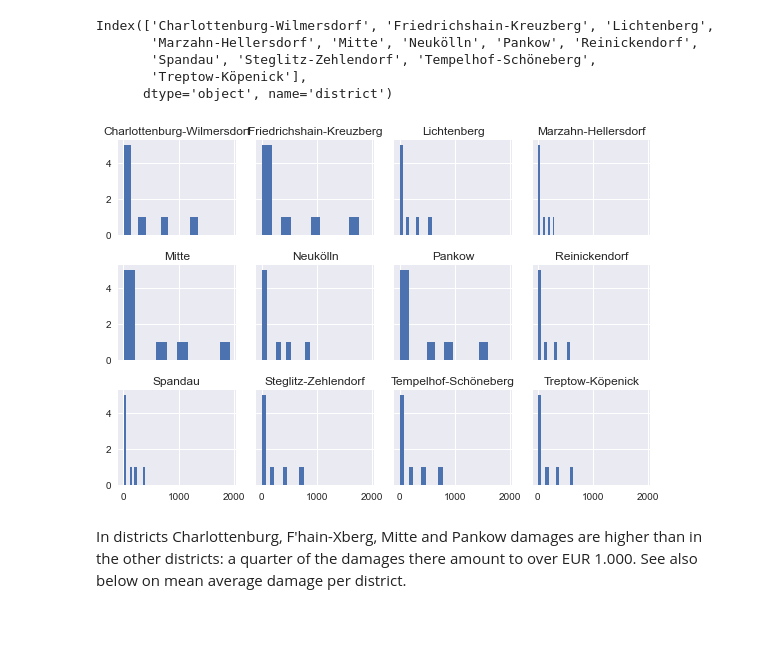
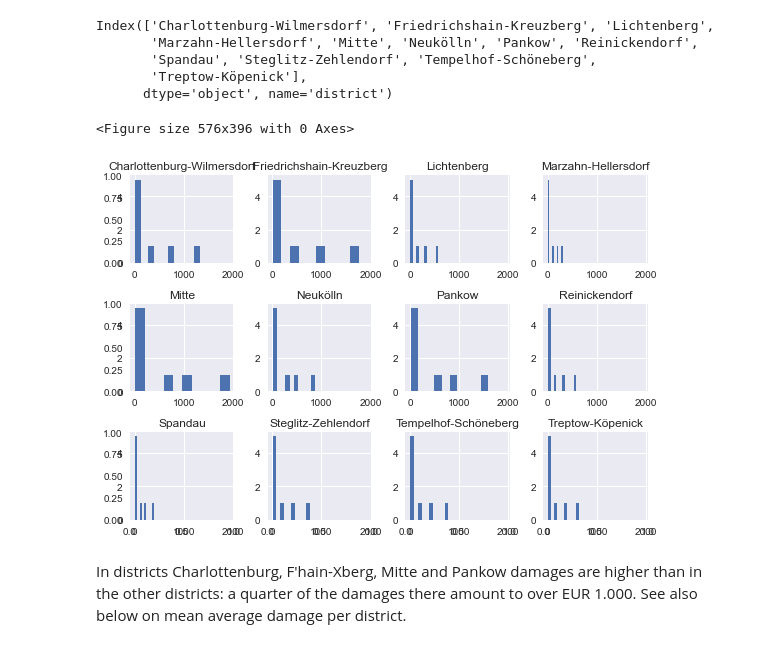
Before and after one commit to cpumarfrohberg/analyze_bike_thefts, a Jupyter notebook: analyze_bike_thefts.ipynb, the cells around one changed output. Saved outputs shown, nothing was run; the diff lists cells and outputs as text; code cells hidden in the pictures.

```diff
--- a/analyze_bike_thefts.ipynb
+++ b/analyze_bike_thefts.ipynb
@@ -311,39 +347,28 @@ Index(['Charlottenburg-Wilmersdorf', 'Friedrichshain-Kreuzberg', 'Lichtenberg',
        'Spandau', 'Steglitz-Zehlendorf', 'Tempelhof-Schöneberg',
        'Treptow-Köpenick'],
       dtype='object', name='district')
-# %%
-plt.style.use('seaborn')
-
-n_bins = 10
-
-fig, ax = plt.subplots(3, 4, tight_layout = True, sharex='all', sharey='all')
-
-ax[0][0].hist(bike_thefts_final_districts_bike_types['Charlottenburg-Wilmersdorf'], bins = n_bins)
-ax[0][0].set_title('Charlottenburg-Wilmersdorf')
-ax[0][1].hist(bike_thefts_final_districts_bike_types['Friedrichshain-Kreuzberg'], bins = n_bins)
-ax[0][1].set_title('Friedrichshain-Kreuzberg')
-ax[0][2].hist(bike_thefts_final_districts_bike_types['Lichtenberg'], bins = n_bins)
-ax[0][2].set_title('Lichtenberg')
-ax[0][3].hist(bike_thefts_final_districts_bike_types['Marzahn-Hellersdorf'], bins = n_bins)
-ax[0][3].set_title('Marzahn-Hellersdorf')
-ax[1][0].hist(bike_thefts_final_districts_bike_types['Mitte'], bins = n_bins)
-ax[1][0].set_title('Mitte')
-ax[1][1].hist(bike_thefts_final_districts_bike_types['Neukölln'], bins = n_bins)
-ax[1][1].set_title('Neukölln')
-ax[1][2].hist(bike_thefts_final_districts_bike_types['Pankow'], bins = n_bins)
-ax[1][2].set_title('Pankow')
-ax[1][3].hist(bike_thefts_final_districts_bike_types['Reinickendorf'], bins = n_bins)
-ax[1][3].set_title('Reinickendorf')
-ax[2][0].hist(bike_thefts_final_districts_bike_types['Spandau'], bins = n_bins)
-ax[2][0].set_title('Spandau')
-ax[2][1].hist(bike_thefts_final_districts_bike_types['Steglitz-Zehlendorf'], bins = n_bins)
-ax[2][1].set_title('Steglitz-Zehlendorf')
-ax[2][2].hist(bike_thefts_final_districts_bike_types['Tempelhof-Schöneberg'], bins = n_bins)
-ax[2][2].set_title('Tempelhof-Schöneberg')
-ax[2][3].hist(bike_thefts_final_districts_bike_types['Treptow-Köpenick'], bins = n_bins)
-ax[2][3].set_title('Treptow-Köpenick');
-# %% [output]
-[figure, removed]
+# %%
+plt.style.use('seaborn')
+n_rows, n_cols = (3,4)
+fig = plt.figure()
+n_bins = 10
+
+fig, ax = plt.subplots(n_rows, n_cols, tight_layout = True, sharex='all', sharey='all')
+
+DISTRICTS  = list(bike_thefts_final_districts_bike_types.columns)
+
+ax_fillable = list()
+for idx, district in enumerate(DISTRICTS):
+    ax = fig.add_subplot(n_rows, n_cols, idx +1)
+    ax.hist(bike_thefts_final_districts_bike_types[district], bins = n_bins)
+    ax.set_title(f'{district}')
+    ax_fillable.append(ax)
+
+ax_fillable[0].get_shared_x_axes().join((ax_fillable[0]), *ax_fillable)
+ax_fillable[0].get_shared_y_axes().join((ax_fillable[0]), *ax_fillable)
+# %% [output]
+<Figure size 576x396 with 0 Axes>
+[figure, added]
 # %% [markdown]
 In districts Charlottenburg, F'hain-Xberg, Mitte and Pankow damages are higher than in the other districts: a quarter of the damages there amount to over EUR 1.000.
 See also below on mean average damage per district.
```
Also changed, not shown: parts of 12 cells of this notebook.
